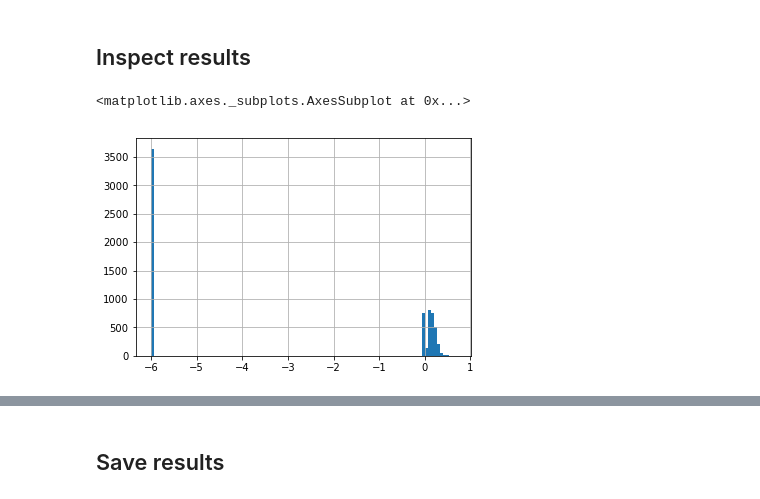
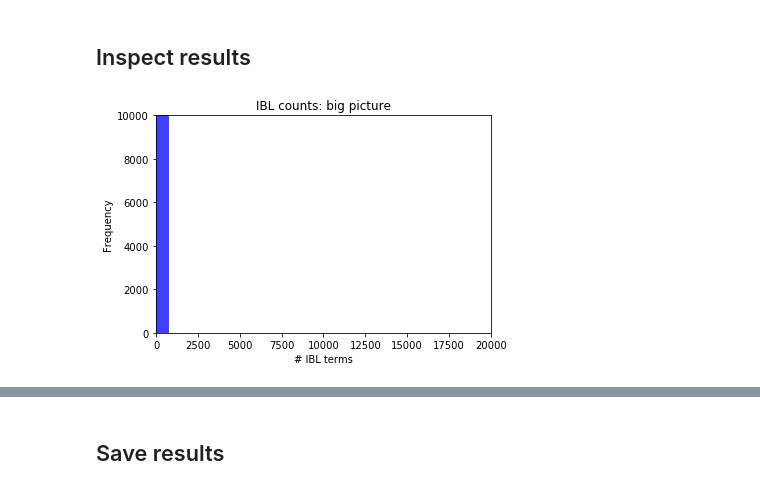
Before and after one commit to comp-strat/data_management, a Jupyter notebook: count_parse/count_dict.ipynb, the cells around one changed output, grey strips where cells are left out. Drawn from its saved outputs; the diff is of its cells as text; code cells hidden in the pictures.

```diff
--- a/count_parse/count_dict.ipynb
+++ b/count_parse/count_dict.ipynb
@@ -276,8 +275,16 @@ df_new
 # Show the distribution for strength. Notice there are many -6, which is due to many zeroes in hit count:
 %matplotlib inline
 import matplotlib.pyplot as plt
-
-df_new["INQUIRY30_STR"].hist(bins=100)
+count = df_new["INQUIRY30_COUNT"]
+emphasis = df_new["INQUIRY30_STR"]
-# %% [output]
-<matplotlib.axes._subplots.AxesSubplot at 0x...>
-[figure, removed]
+# %%
+n, bins, patches = plt.hist(count, 50, facecolor='b', alpha=0.75) # build histogram
+plt.ylabel('Frequency')
+plt.xlabel('# IBL terms')
+plt.grid(False)
+plt.title('IBL counts: big picture')
+plt.xlim(0, 20000)
+plt.ylim(0, 10000)
+plt.show()
+# %% [output]
+[figure, added]
```
Also changed, not shown: parts of 11 cells of this notebook, 3 other files.
